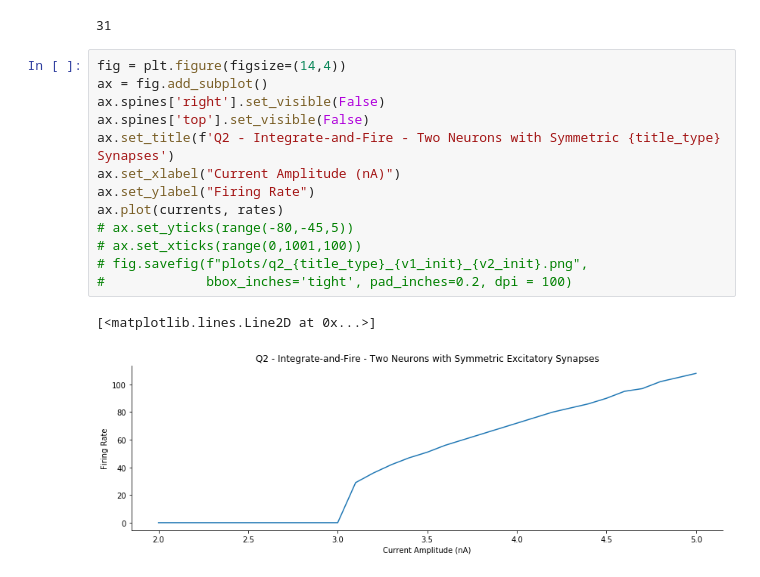
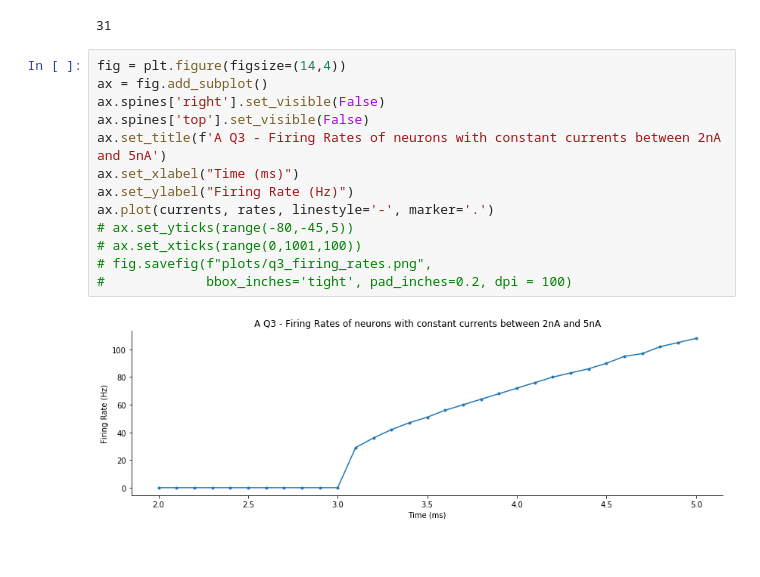
Before and after one commit to leanguardia/cneuroscience-cws, a Jupyter notebook: 3-LIF-Plasticity/A-Integrate-and-Fire.ipynb, the cells around one changed output. Cells and saved outputs as stored; diff of their text form.

```diff
--- a/3-LIF-Plasticity/A-Integrate-and-Fire.ipynb
+++ b/3-LIF-Plasticity/A-Integrate-and-Fire.ipynb
@@ -216,16 +216,15 @@ len(rates)
 # %%
 fig = plt.figure(figsize=(14,4))
 ax = fig.add_subplot()
 ax.spines['right'].set_visible(False)
 ax.spines['top'].set_visible(False)
-ax.set_title(f'Q2 - Integrate-and-Fire - Two Neurons with Symmetric {title_type} Synapses')
-ax.set_xlabel("Current Amplitude (nA)")
-ax.set_ylabel("Firing Rate")
-ax.plot(currents, rates)
+ax.set_title(f'A Q3 - Firing Rates of neurons with constant currents between 2nA and 5nA')
+ax.set_xlabel("Time (ms)")
+ax.set_ylabel("Firing Rate (Hz)")
+ax.plot(currents, rates, linestyle='-', marker='.')
 # ax.set_yticks(range(-80,-45,5))
 # ax.set_xticks(range(0,1001,100))
-# fig.savefig(f"plots/q2_{title_type}_{v1_init}_{v2_init}.png",
+# fig.savefig(f"plots/q3_firing_rates.png",
 #             bbox_inches='tight', pad_inches=0.2, dpi = 100)
 # %% [output]
-[<matplotlib.lines.Line2D at 0x...>]
-[figure, old version]
+[figure, new version]
```
Also changed, not shown: parts of 6 cells of this notebook, 5 other files.
